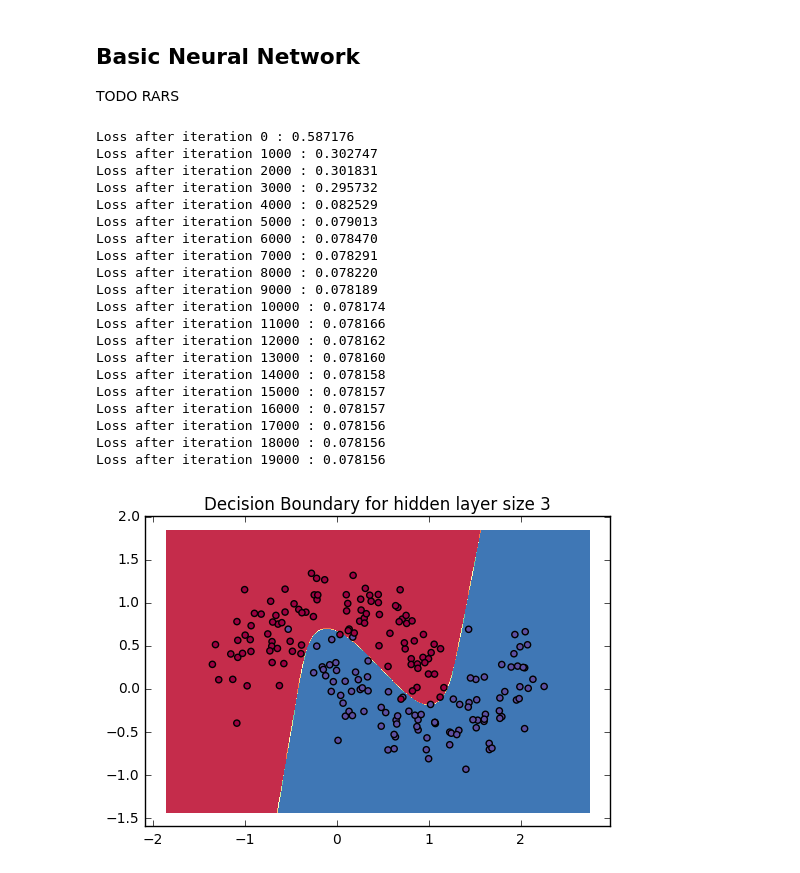
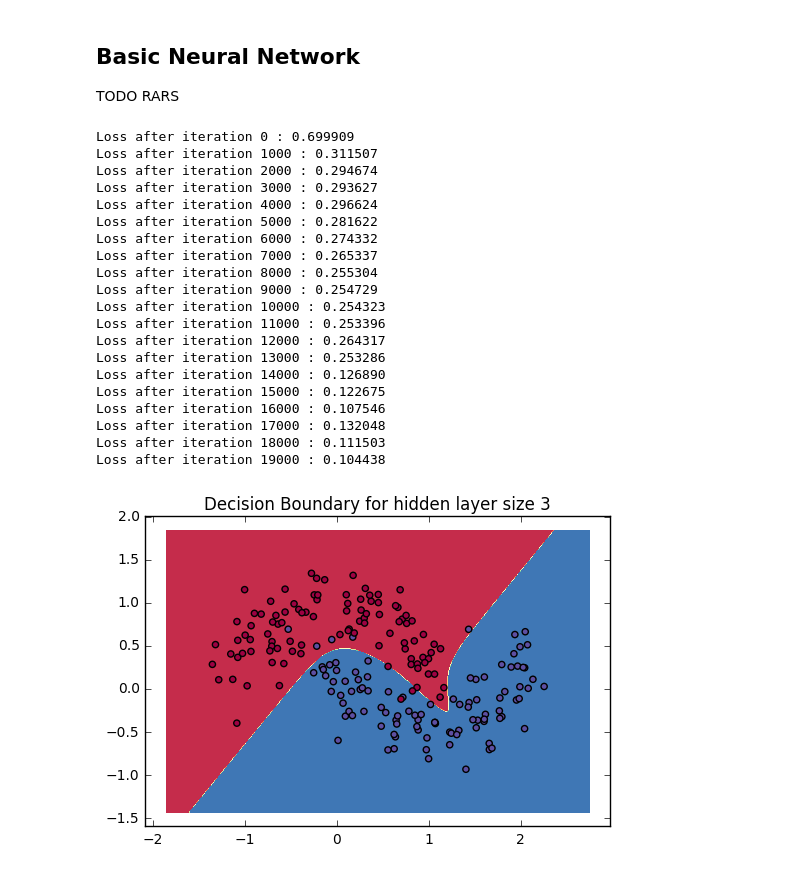
Before and after one commit to rrivera1849/machine-learning, a Jupyter notebook: neural-networks/basic-neural-network.ipynb, the cells around one changed output. Saved outputs shown, nothing was run; the diff lists cells and outputs as text; code cells hidden in the pictures.

Commit message:
Basic neural network now has 3 hidden layers.

```diff
--- a/neural-networks/basic-neural-network.ipynb
+++ b/neural-networks/basic-neural-network.ipynb
@@ -91,14 +100,27 @@ def calculate_loss (model):
     return 1./num_examples * data_loss
 # %%
 def predict (model, X):
-    W1, b1, W2, b2 = model["W1"], model["b1"], model["W2"], model["b2"]
+    W1, W2, W3, W4, W5 = model["W1"], model["W2"], model["W3"], model["W4"], model["W5"]
+    b1, b2, b3, b4, b5 = model["b1"], model["b2"], model["b3"], model["b4"], model["b5"]
 
-    # Do forward propagation, same as above
+    #===============Hidden Layer===============#
     z1 = X.dot (W1) + b1
-    # a1 = np.tanh (z1)
     a1 = 1./(1 + np.exp (-z1))
+
     z2 = a1.dot (W2) + b2
-    exp_scores = np.exp (z2)
+    a2 = 1./(1 + np.exp (-z2))
+
+    z3 = a2.dot (W3) + b3
+    a3 = 1./(1 + np.exp (-z3))
+
+    z4 = a3.dot (W4) + b4
+    a4 = 1./(1 + np.exp (-z4))
+
+    #===============Output Layer===============#
+    z5 = a4.dot (W5) + b5
+
+    # Softmax Calculation
+    exp_scores = np.exp (z5)
     probs = exp_scores / np.sum (exp_scores, axis=1, keepdims=True)
     return np.argmax (probs, axis=1)
 # %%
@@ -194,33 +261,33 @@ def build_model (nn_hdim, num_passes=20000, learning_rate = 0.01, stochastic=Fal
 
     return model
 # %%
-model = build_model (3, print_loss=True, mini_batch=True)
+model = build_model (2, print_loss=True, mini_batch=True)
 
 plot_decision_boundary(lambda x: predict(model, x))
 plt.title("Decision Boundary for hidden layer size 3")
 plt.show ()
 # %% [output]
-Loss after iteration 0 : 0.587176
-Loss after iteration 1000 : 0.302747
-Loss after iteration 2000 : 0.301831
-Loss after iteration 3000 : 0.295732
-Loss after iteration 4000 : 0.082529
-Loss after iteration 5000 : 0.079013
-Loss after iteration 6000 : 0.078470
-Loss after iteration 7000 : 0.078291
-Loss after iteration 8000 : 0.078220
-Loss after iteration 9000 : 0.078189
-Loss after iteration 10000 : 0.078174
-Loss after iteration 11000 : 0.078166
-Loss after iteration 12000 : 0.078162
-Loss after iteration 13000 : 0.078160
-Loss after iteration 14000 : 0.078158
-Loss after iteration 15000 : 0.078157
-Loss after iteration 16000 : 0.078157
-Loss after iteration 17000 : 0.078156
-Loss after iteration 18000 : 0.078156
-Loss after iteration 19000 : 0.078156
+Loss after iteration 0 : 0.699909
+Loss after iteration 1000 : 0.311507
+Loss after iteration 2000 : 0.294674
+Loss after iteration 3000 : 0.293627
+Loss after iteration 4000 : 0.296624
+Loss after iteration 5000 : 0.281622
+Loss after iteration 6000 : 0.274332
+Loss after iteration 7000 : 0.265337
+Loss after iteration 8000 : 0.255304
+Loss after iteration 9000 : 0.254729
+Loss after iteration 10000 : 0.254323
+Loss after iteration 11000 : 0.253396
+Loss after iteration 12000 : 0.264317
+Loss after iteration 13000 : 0.253286
+Loss after iteration 14000 : 0.126890
+Loss after iteration 15000 : 0.122675
+Loss after iteration 16000 : 0.107546
+Loss after iteration 17000 : 0.132048
+Loss after iteration 18000 : 0.111503
+Loss after iteration 19000 : 0.104438
-[figure, old version]
+[figure, new version]
 # %%
 plt.figure (figsize=(16,32))
 hidden_layer_dimensions = [1, 2, 3, 4, 5, 20, 50]
```
Also changed, not shown: parts of 3 cells of this notebook.
